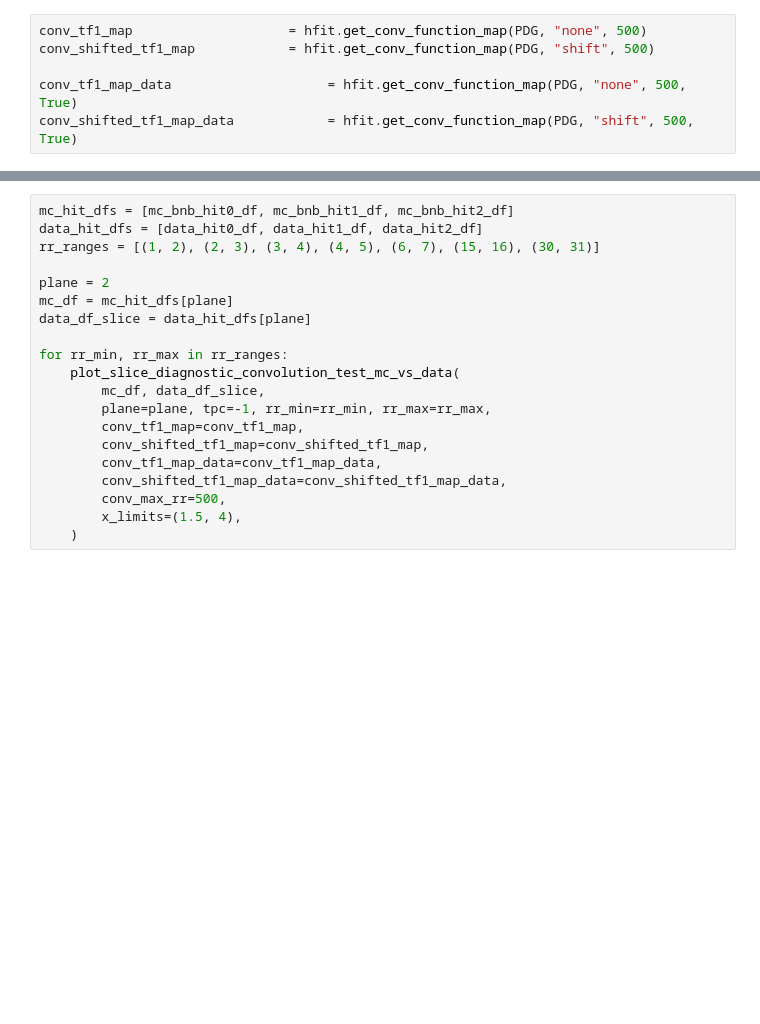
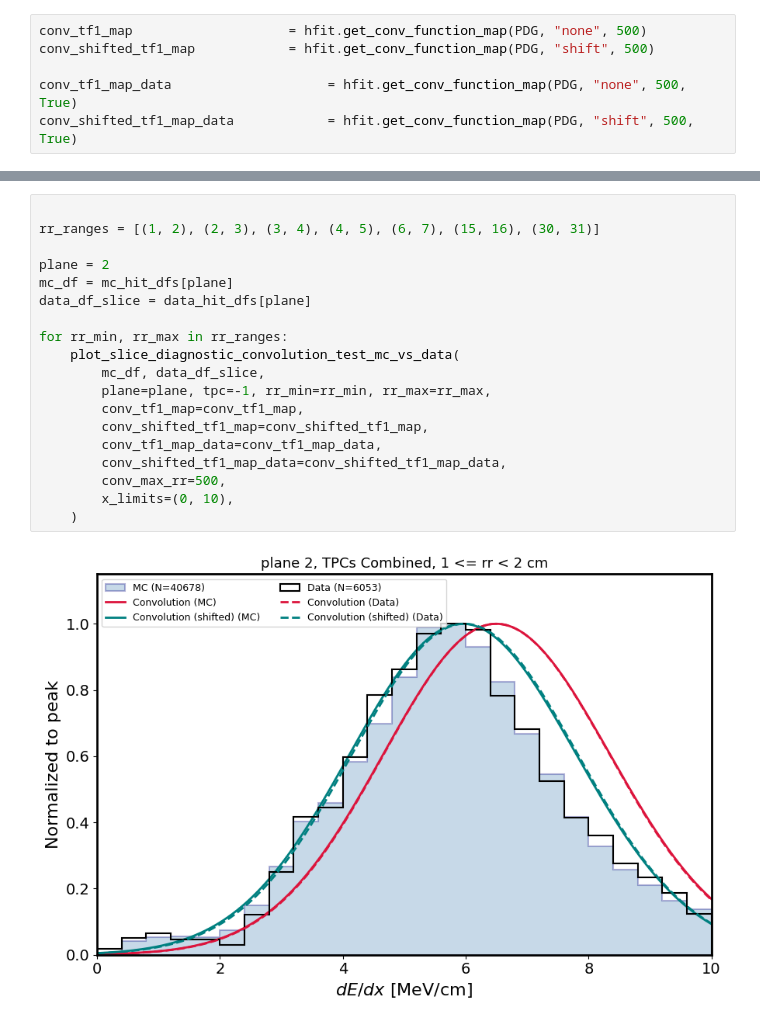
Before and after one commit to LuisPelegrina/cafpyana, a Jupyter notebook: analysis_village/cc1pi/TLExtensionMethod/HfitConvolutiontestsDataMC.ipynb, the cells around one changed output, grey strips where cells are left out. Saved outputs shown, nothing was run; the diff lists cells and outputs as text; blank space fills up the shorter version.

```diff
--- a/analysis_village/cc1pi/TLExtensionMethod/HfitConvolutiontestsDataMC.ipynb
+++ b/analysis_village/cc1pi/TLExtensionMethod/HfitConvolutiontestsDataMC.ipynb
@@ -291,20 +448,21 @@ def plot_slice_diagnostic_convolution_test_mc_vs_data(
 # %%
-mc_hit_dfs = [mc_bnb_hit0_df, mc_bnb_hit1_df, mc_bnb_hit2_df]
-data_hit_dfs = [data_hit0_df, data_hit1_df, data_hit2_df]
+
 rr_ranges = [(1, 2), (2, 3), (3, 4), (4, 5), (6, 7), (15, 16), (30, 31)]
 
 plane = 2
 mc_df = mc_hit_dfs[plane]
 data_df_slice = data_hit_dfs[plane]
 
 for rr_min, rr_max in rr_ranges:
     plot_slice_diagnostic_convolution_test_mc_vs_data(
         mc_df, data_df_slice,
         plane=plane, tpc=-1, rr_min=rr_min, rr_max=rr_max,
         conv_tf1_map=conv_tf1_map,
         conv_shifted_tf1_map=conv_shifted_tf1_map,
         conv_tf1_map_data=conv_tf1_map_data,
         conv_shifted_tf1_map_data=conv_shifted_tf1_map_data,
         conv_max_rr=500,
-        x_limits=(1.5, 4),
+        x_limits=(0, 10),
     )
+# %% [output]
+[figure, added]
```
Also changed, not shown: parts of 11 cells of this notebook, 20 other files.
